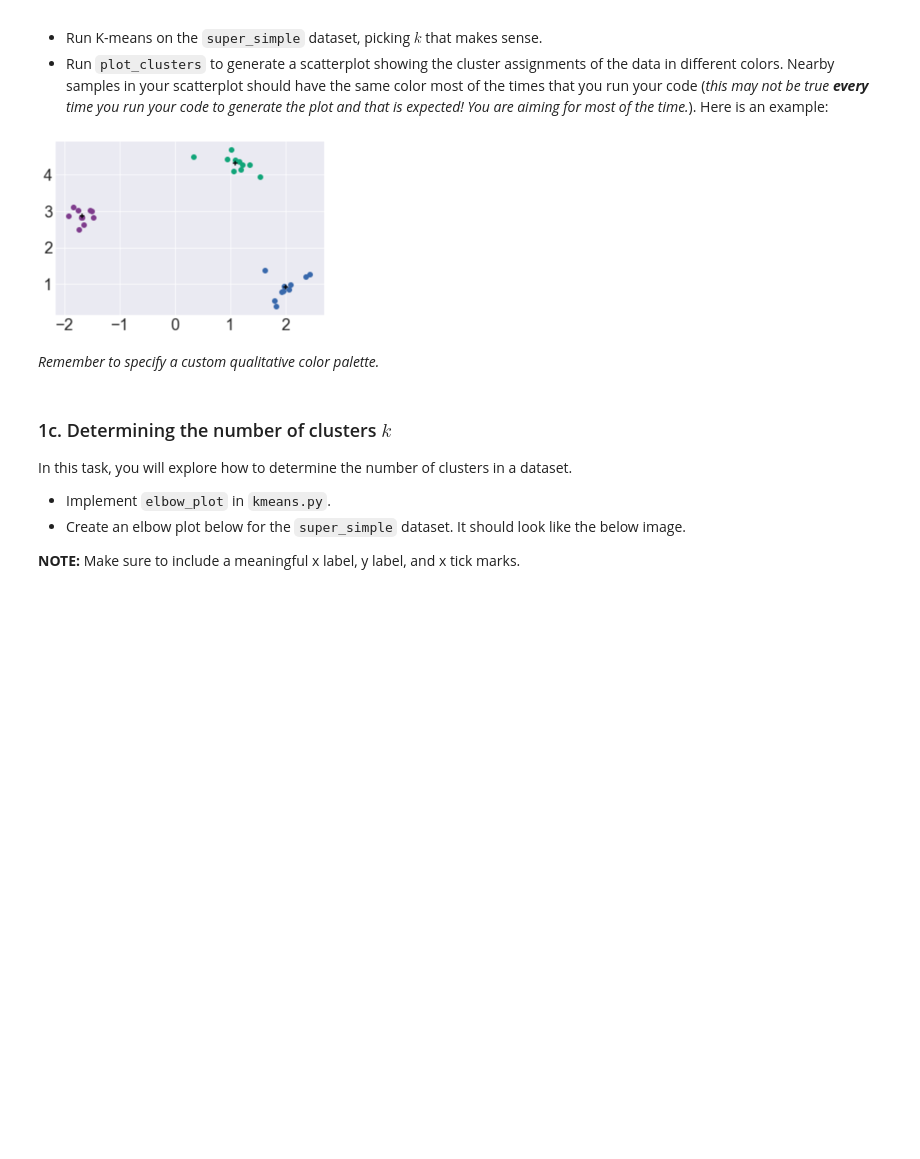
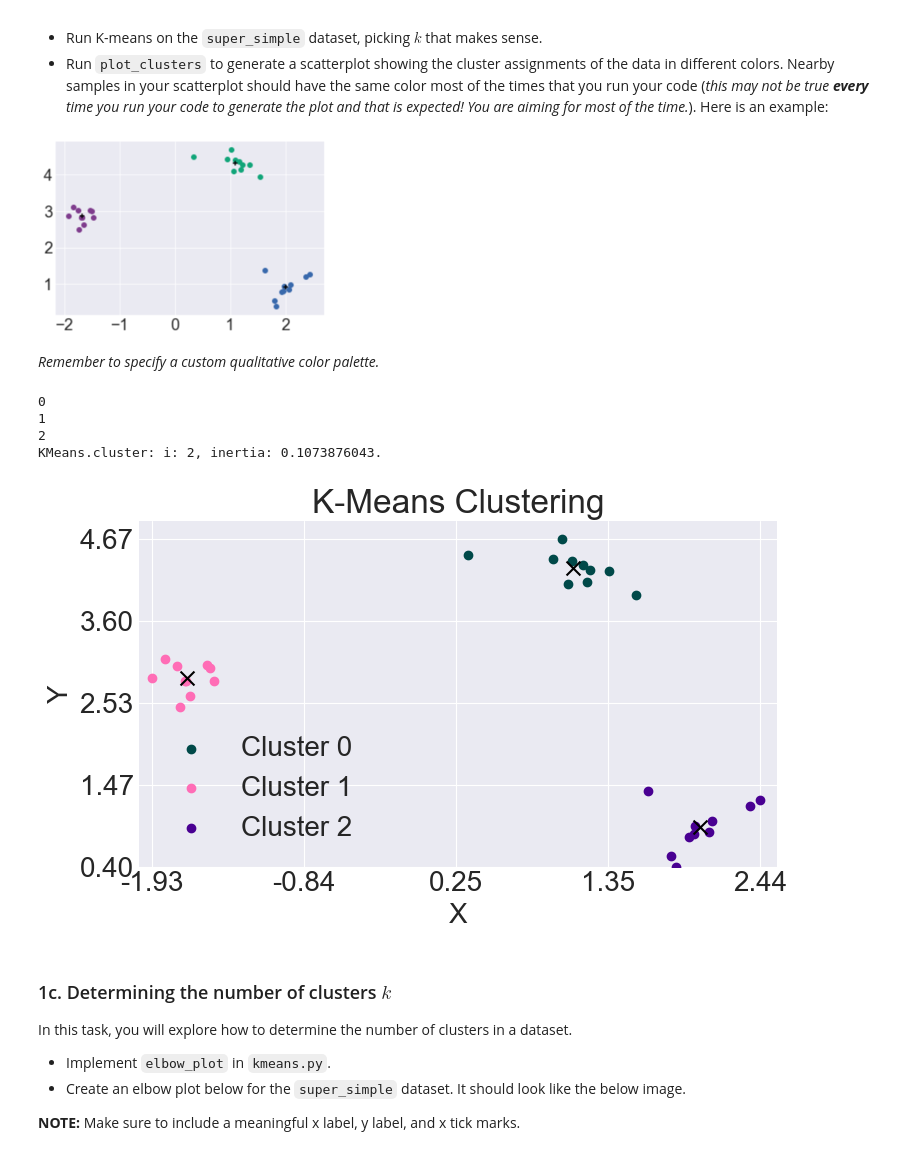
Before and after one commit to schiffinor/dataVisualization, a Jupyter notebook: Project5/kmeans.ipynb, the cells around one changed output. Cells and saved outputs as stored; diff of their text form; code cells hidden in the pictures; blank space fills up the shorter version.

Commit message:
Done kmeans task1

```diff
--- a/Project5/kmeans.ipynb
+++ b/Project5/kmeans.ipynb
@@ -170,6 +250,19 @@ In the cell below:
 ![kmeans_simple_sm.png](attachment:kmeans_simple_sm.png)
 
 *Remember to specify a custom qualitative color palette.*
+# %%
+ # Run K-means on the super_simple dataset
+cluster = kmeans.KMeans(super_simple)
+cluster.cluster(3, verbose=True)
+# Plot the clustered data
+cluster.plot_clusters()
+plt.show()
+# %% [output]
+0
+1
+2
+KMeans.cluster: i: 2, inertia: 0.1073876043.
+[figure, added]
 # %% [markdown]
 ### 1c. Determining the number of clusters $k$
 
```
Also changed, not shown: parts of 25 cells of this notebook, 14 other files.
